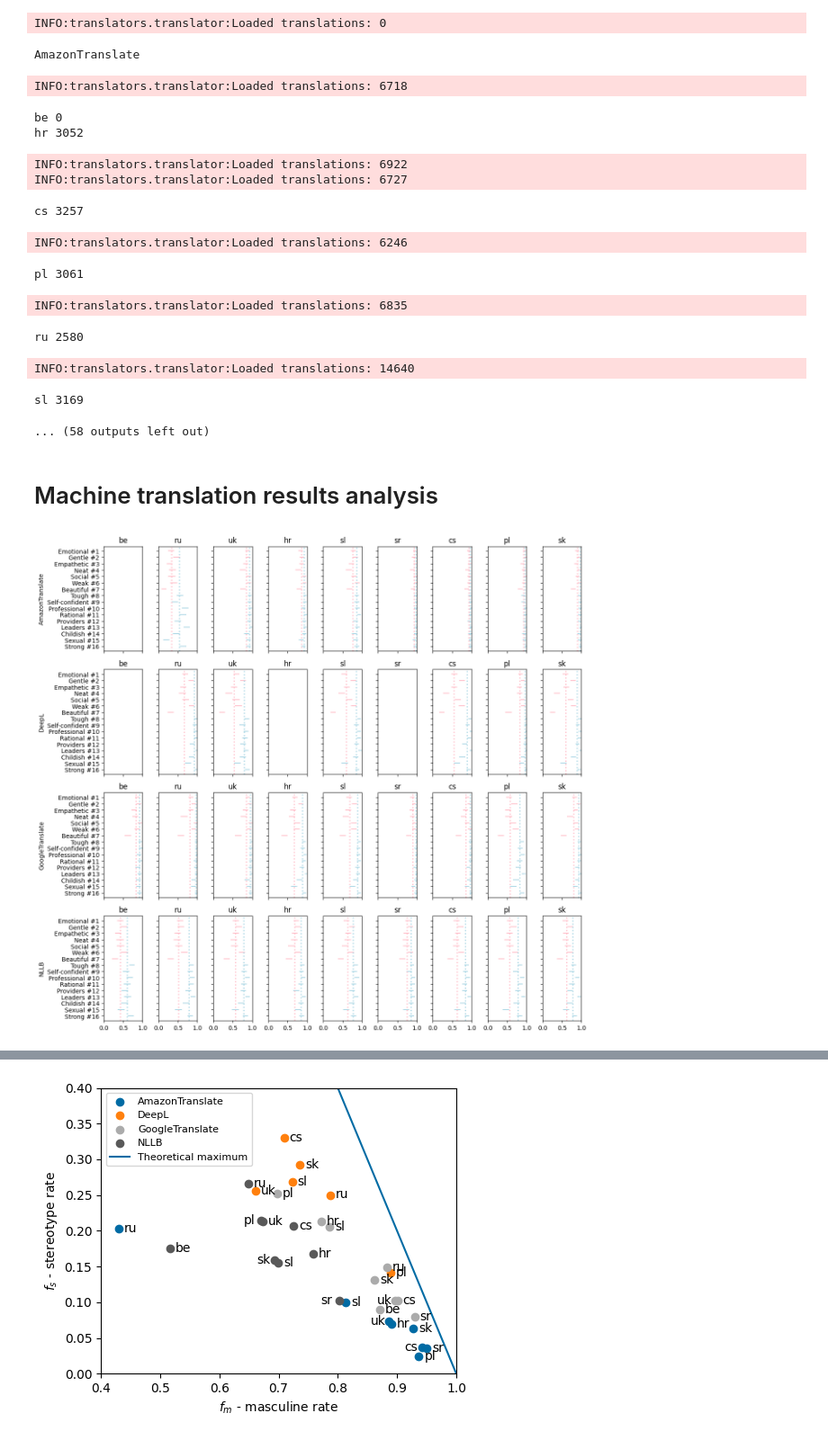
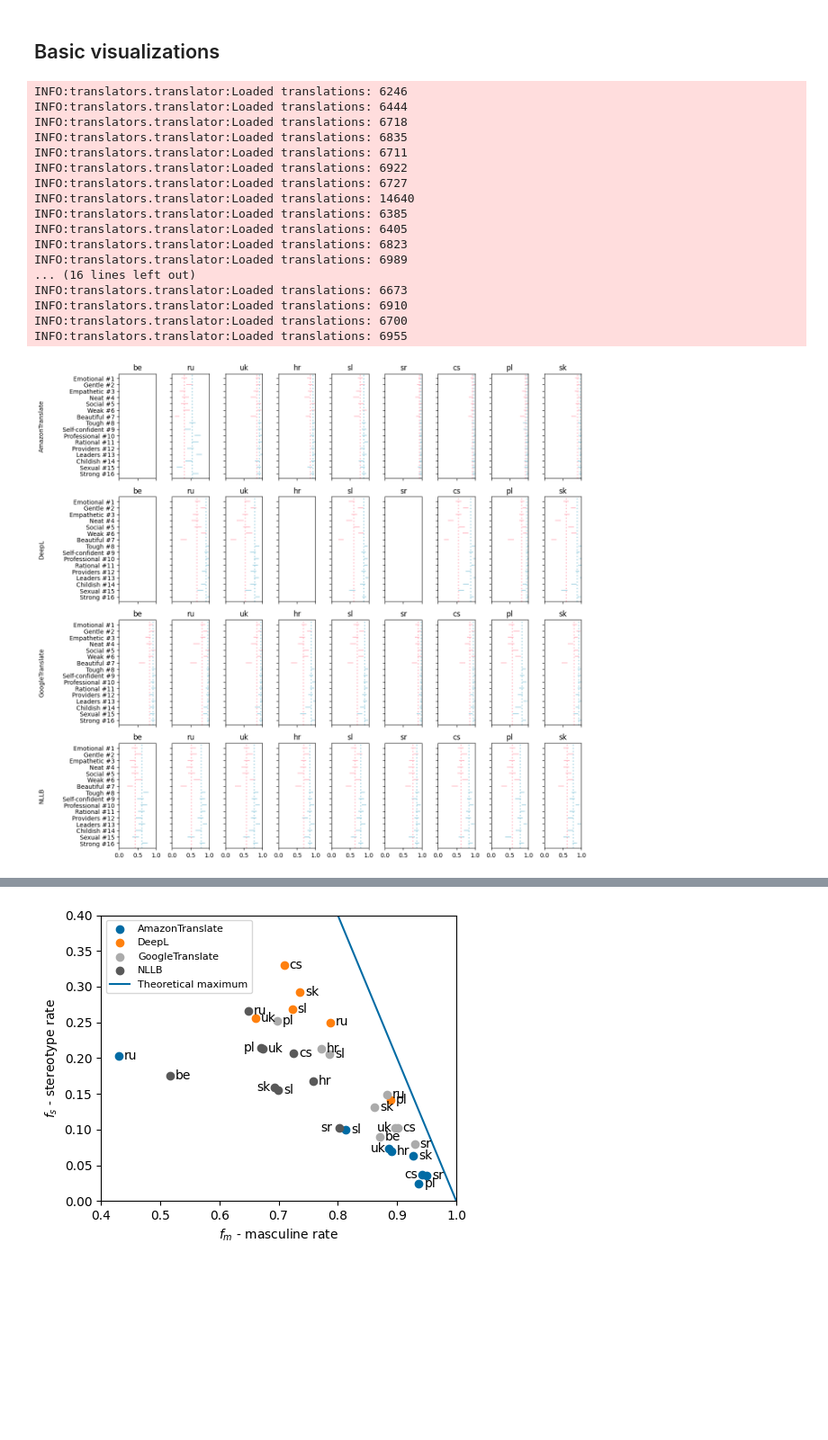
Before and after one commit to kinit-sk/gest, a Jupyter notebook: _mt.ipynb, the cells around one changed output, grey strips where cells are left out. Shown at 90% size. Cells and saved outputs as stored; diff of their text form; code cells hidden in the pictures; blank space fills up the shorter version.

```diff
--- a/_mt.ipynb
+++ b/_mt.ipynb
@@ -178,27 +70,4 @@ INFO:trankit.adapter_transformers.file_utils:PyTorch version 2.0.1+cu117 availab
-# %%
-translator_classes = AmazonTranslate, DeepL, GoogleTranslate, NLLB
-for translator_class in translator_classes:
-    print(translator_class.__name__)
-    for lang in ['be', 'hr', 'cs', 'pl', 'ru', 'sl', 'sk', 'sr', 'uk']:
-        print(lang, sum(map(bool, predictions(translator_class, lang, lazy=True))))
-    print()
-# %% [output]
-INFO:translators.translator:Loaded translations: 0
-AmazonTranslate
-INFO:translators.translator:Loaded translations: 6718
-be 0
-hr 3052
-INFO:translators.translator:Loaded translations: 6922
-INFO:translators.translator:Loaded translations: 6727
-cs 3257
-INFO:translators.translator:Loaded translations: 6246
-pl 3061
-INFO:translators.translator:Loaded translations: 6835
-ru 2580
-INFO:translators.translator:Loaded translations: 14640
-sl 3169
-... (58 outputs left out)
 # %% [markdown]
-# Machine translation results analysis
+## Basic visualizations
 # %%
 @lru_cache
@@ -245,35 +109,46 @@ def stereotype_rate(translator_class, language):
     return p_m(translator_class, language) - p_f(translator_class, language)
 # %%
-from collections import defaultdict
-rates = defaultdict(lambda: list())
-
 fig, axes = plt.subplots(4, 9, sharex=True, sharey=True)
-# axes = axes.reshape(-1)
 axes[0][0].invert_yaxis()
 
 for i, translator_class in enumerate(translator_classes):
 
-    for ax, lang in zip(axes[i], ['be', 'ru', 'uk', 'hr', 'sl', 'sr', 'cs', 'pl', 'sk']):
+    for ax, language in zip(axes[i], all_languages):
         if ax == axes[i][0]:
             ax.set_ylabel(translator_class.__name__)
-        ax.set_title(lang)
-        if lang not in supported_languages[translator_class]:
+        ax.set_title(language)
+        if language not in translator_class.supported_languages:
             continue
-        for stereotype in range(1, 17):
-            middle, lower, upper = stereotype_masculine_rate(translator_class, lang, stereotype)
-            rates[translator_class, lang].append(middle)
-            ax.plot([lower, upper], [stereotype, stereotype], c=('pink' if stereotype < 8 else 'lightblue'))
+        for stereotype_id in range(1, 17):
+            middle, lower, upper = p_i(translator_class, language, stereotype_id)
+            ax.plot([lower, upper], [stereotype_id, stereotype_id], c=('pink' if stereotype_id < 8 else 'lightblue'))
         ax.set_xlim(0, 1)
-        ax.set_yticks(range(1, 17), stereo_names)
-        ax.axvline(p_m(translator_class, lang), linestyle=':', linewidth=2, color='lightblue')
-        ax.axvline(p_f(translator_class, lang), linestyle=':', linewidth=2, color='pink')
+        ax.set_yticks(range(1, 17), stereotype_names)
+        ax.axvline(p_m(translator_class, language), linestyle=':', linewidth=2, color='lightblue')
+        ax.axvline(p_f(translator_class, language), linestyle=':', linewidth=2, color='pink')
 
 set_size(10, 9)
-# plt.show()
 plt.tight_layout()
 plt.savefig('./figures/mt_all.pdf')
 # %% [output]
+INFO:translators.translator:Loaded translations: 6246
+INFO:translators.translator:Loaded translations: 6444
+INFO:translators.translator:Loaded translations: 6718
+INFO:translators.translator:Loaded translations: 6835
+INFO:translators.translator:Loaded translations: 6711
+INFO:translators.translator:Loaded translations: 6922
+INFO:translators.translator:Loaded translations: 6727
+INFO:translators.translator:Loaded translations: 14640
+INFO:translators.translator:Loaded translations: 6385
+INFO:translators.translator:Loaded translations: 6405
+INFO:translators.translator:Loaded translations: 6823
+INFO:translators.translator:Loaded translations: 6989
+... (16 lines left out)
+INFO:translators.translator:Loaded translations: 6673
+INFO:translators.translator:Loaded translations: 6910
+INFO:translators.translator:Loaded translations: 6700
+INFO:translators.translator:Loaded translations: 6955
-[figure, old version]
+[figure, new version]
 # %%
 def format_ci(mean, lower, upper):
     return f'{lower:.2f} {mean:.2f} {upper:.2f}'
```
Also changed, not shown: parts of 27 cells of this notebook, 15 other files.
